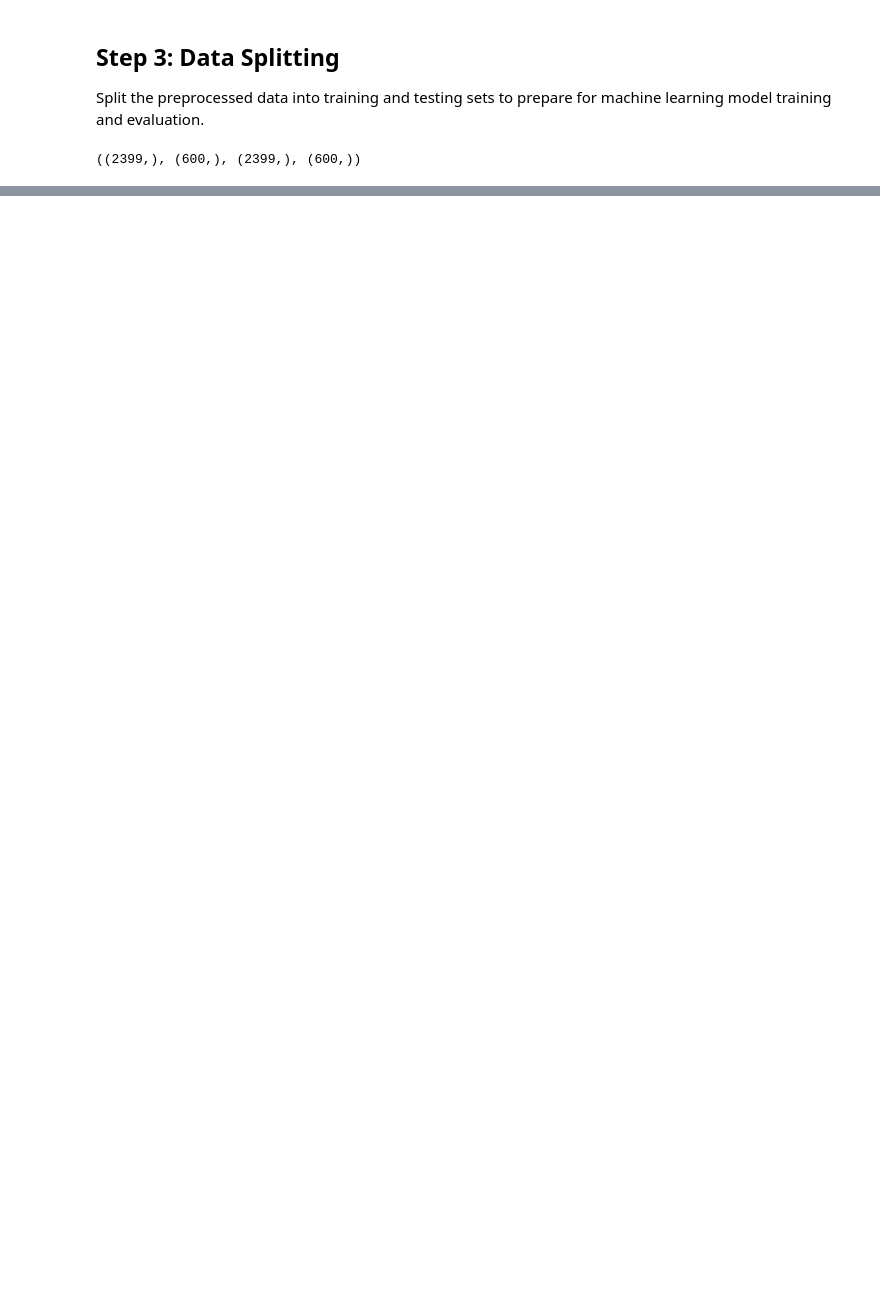
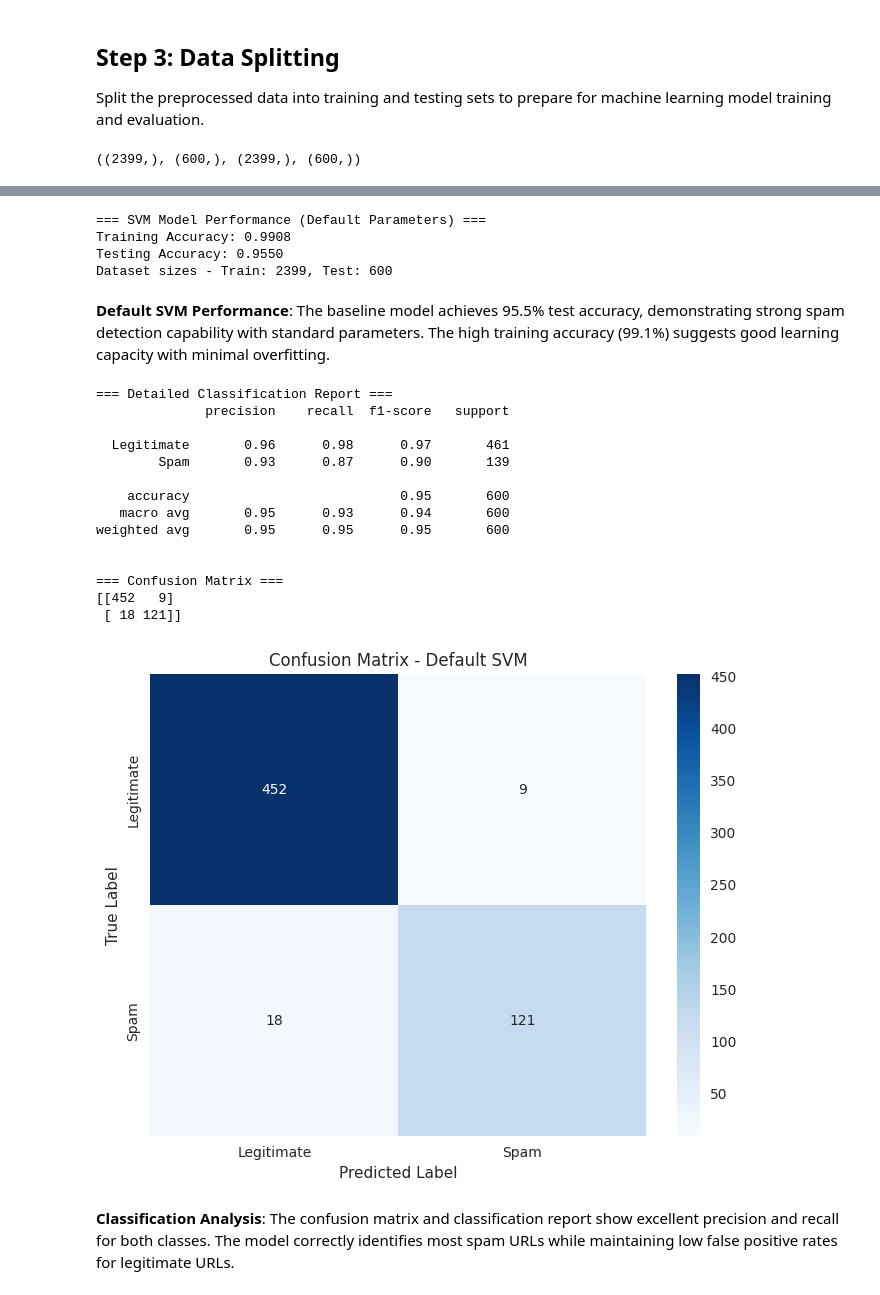
Before and after one commit to 4GeeksAcademy/tgedin_machine_learning_python_template, a Jupyter notebook: src/12-NLP.ipynb, the cells around one changed output, grey strips where cells are left out. Saved outputs shown, nothing was run; the diff lists cells and outputs as text; code cells hidden in the pictures; blank space fills up the shorter version.

```diff
--- a/src/12-NLP.ipynb
+++ b/src/12-NLP.ipynb
@@ -259,0 +268,70 @@ X_train.shape, X_test.shape, y_train.shape, y_test.shape
+# %%
+# Create TF-IDF vectorizer and SVM classifier pipeline
+tfidf_vectorizer = TfidfVectorizer(max_features=5000, stop_words='english')
+svm_classifier = SVC(random_state=42)
+
+# Create pipeline
+pipeline = Pipeline([
+    ('tfidf', tfidf_vectorizer),
+    ('svm', svm_classifier)
+])
+
+# Train the model
+pipeline.fit(X_train, y_train)
+
+# Make predictions
+y_train_pred = pipeline.predict(X_train)
+y_test_pred = pipeline.predict(X_test)
+
+# Calculate accuracies
+train_accuracy = accuracy_score(y_train, y_train_pred)
+test_accuracy = accuracy_score(y_test, y_test_pred)
+
+print("=== SVM Model Performance (Default Parameters) ===")
+print(f"Training Accuracy: {train_accuracy:.4f}")
+print(f"Testing Accuracy: {test_accuracy:.4f}")
+print(f"Dataset sizes - Train: {len(X_train)}, Test: {len(X_test)}")
+# %% [output]
+=== SVM Model Performance (Default Parameters) ===
+Training Accuracy: 0.9908
+Testing Accuracy: 0.9550
+Dataset sizes - Train: 2399, Test: 600
+# %% [markdown]
+**Default SVM Performance**: The baseline model achieves 95.5% test accuracy, demonstrating strong spam detection capability with standard parameters. The high training accuracy (99.1%) suggests good learning capacity with minimal overfitting.
+# %%
+# Detailed evaluation of the default SVM model
+print("\n=== Detailed Classification Report ===")
+print(classification_report(y_test, y_test_pred, target_names=['Legitimate', 'Spam']))
+
+# Confusion Matrix
+print("\n=== Confusion Matrix ===")
+cm = confusion_matrix(y_test, y_test_pred)
+print(cm)
+
+# Visualize confusion matrix
+plt.figure(figsize=(8, 6))
+sns.heatmap(cm, annot=True, fmt='d', cmap='Blues',
+            xticklabels=['Legitimate', 'Spam'],
+            yticklabels=['Legitimate', 'Spam'])
+plt.title('Confusion Matrix - Default SVM')
+plt.ylabel('True Label')
+plt.xlabel('Predicted Label')
+plt.show()
+# %% [output]
+=== Detailed Classification Report ===
+              precision    recall  f1-score   support
+
+  Legitimate       0.96      0.98      0.97       461
+        Spam       0.93      0.87      0.90       139
+
+    accuracy                           0.95       600
+   macro avg       0.95      0.93      0.94       600
+weighted avg       0.95      0.95      0.95       600
+
+
+=== Confusion Matrix ===
+[[452   9]
+ [ 18 121]]
+[figure, added]
+# %% [markdown]
+**Classification Analysis**: The confusion matrix and classification report show excellent precision and recall for both classes. The model correctly identifies most spam URLs while maintaining low false positive rates for legitimate URLs.
```
Also changed, not shown: parts of 12 cells of this notebook, 3 other files.
